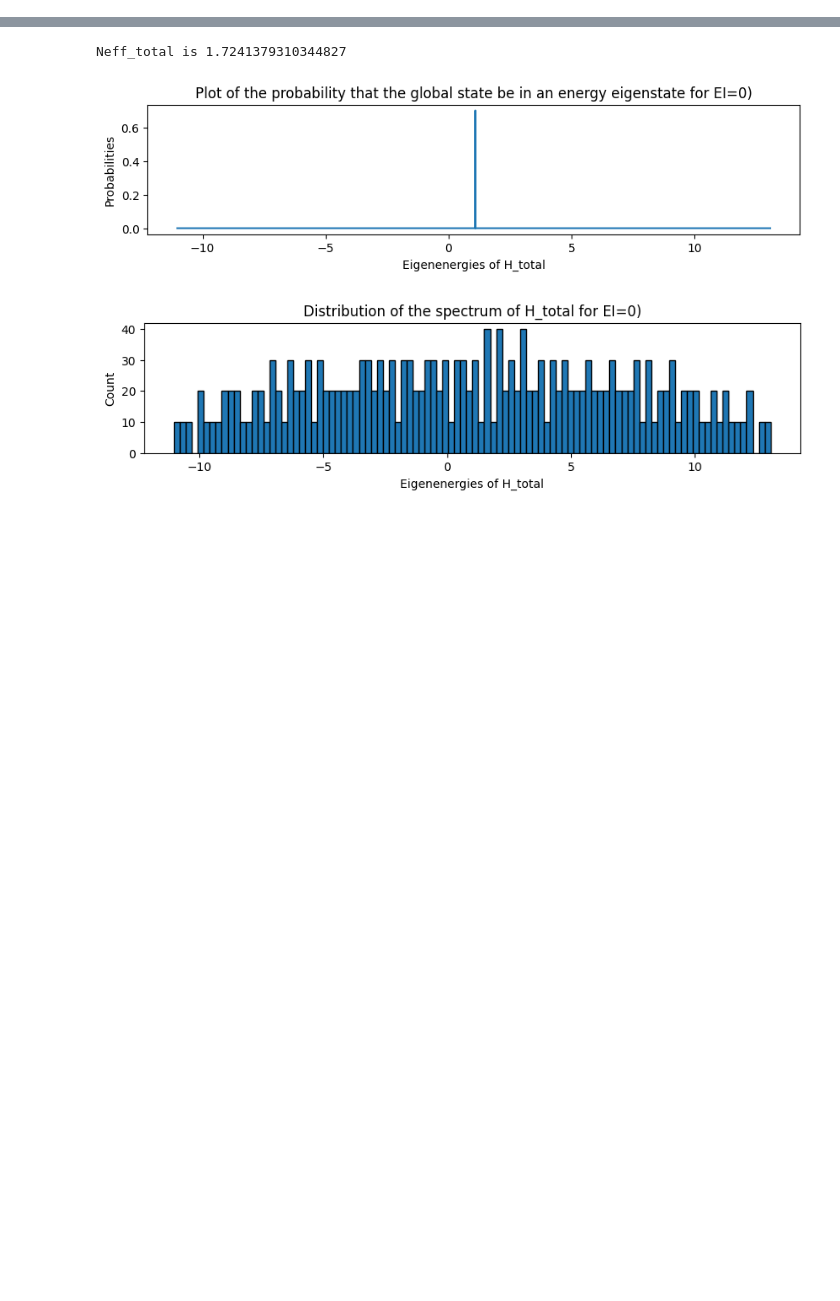
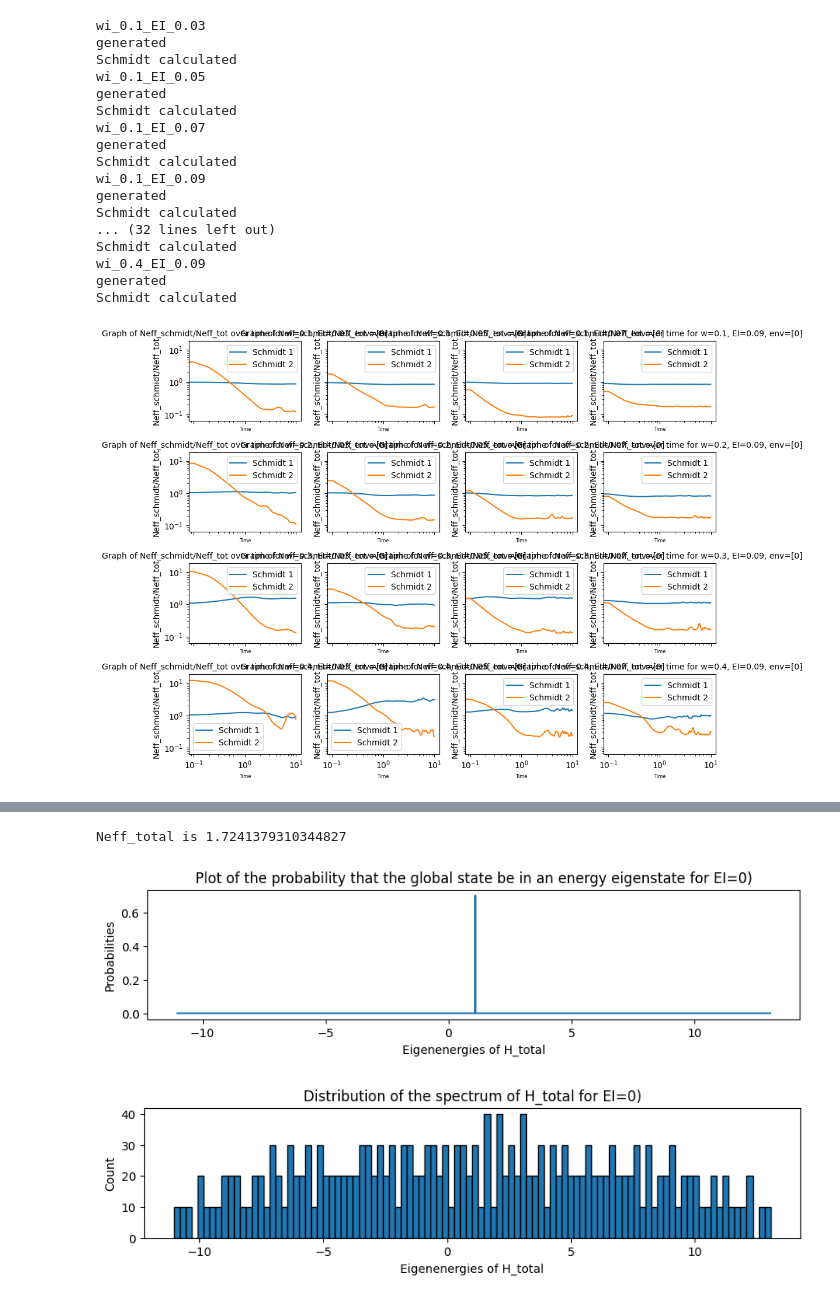
Before and after one commit to MarinAndreGirard/Quantum_Branching, a Jupyter notebook: Neff_study.ipynb, the cells around one changed output, grey strips where cells are left out. Saved outputs shown, nothing was run; the diff lists cells and outputs as text; code cells hidden in the pictures; blank space fills up the shorter version.

```diff
--- a/Neff_study.ipynb
+++ b/Neff_study.ipynb
@@ -42,0 +42,21 @@ AttributeError: 'Axes' object has no attribute 'xscale'
+# %%
+plot_Neff_schmidt_Neff_tot_characterize()
+# %% [output]
+wi_0.1_EI_0.03
+generated
+Schmidt calculated
+wi_0.1_EI_0.05
+generated
+Schmidt calculated
+wi_0.1_EI_0.07
+generated
+Schmidt calculated
+wi_0.1_EI_0.09
+generated
+Schmidt calculated
+... (32 lines left out)
+Schmidt calculated
+wi_0.4_EI_0.09
+generated
+Schmidt calculated
+[figure, added]
```
Also changed, not shown: parts of 13 cells of this notebook, 19 other files.
